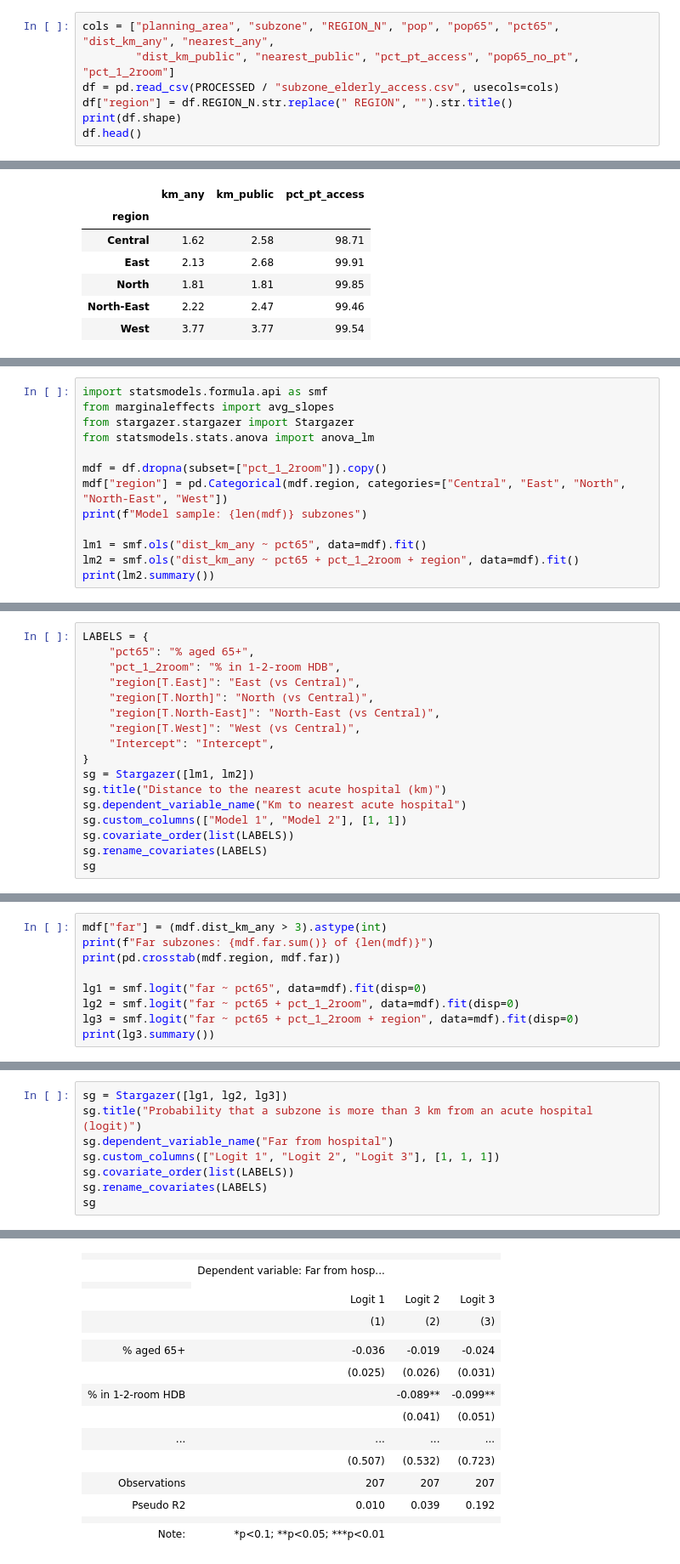
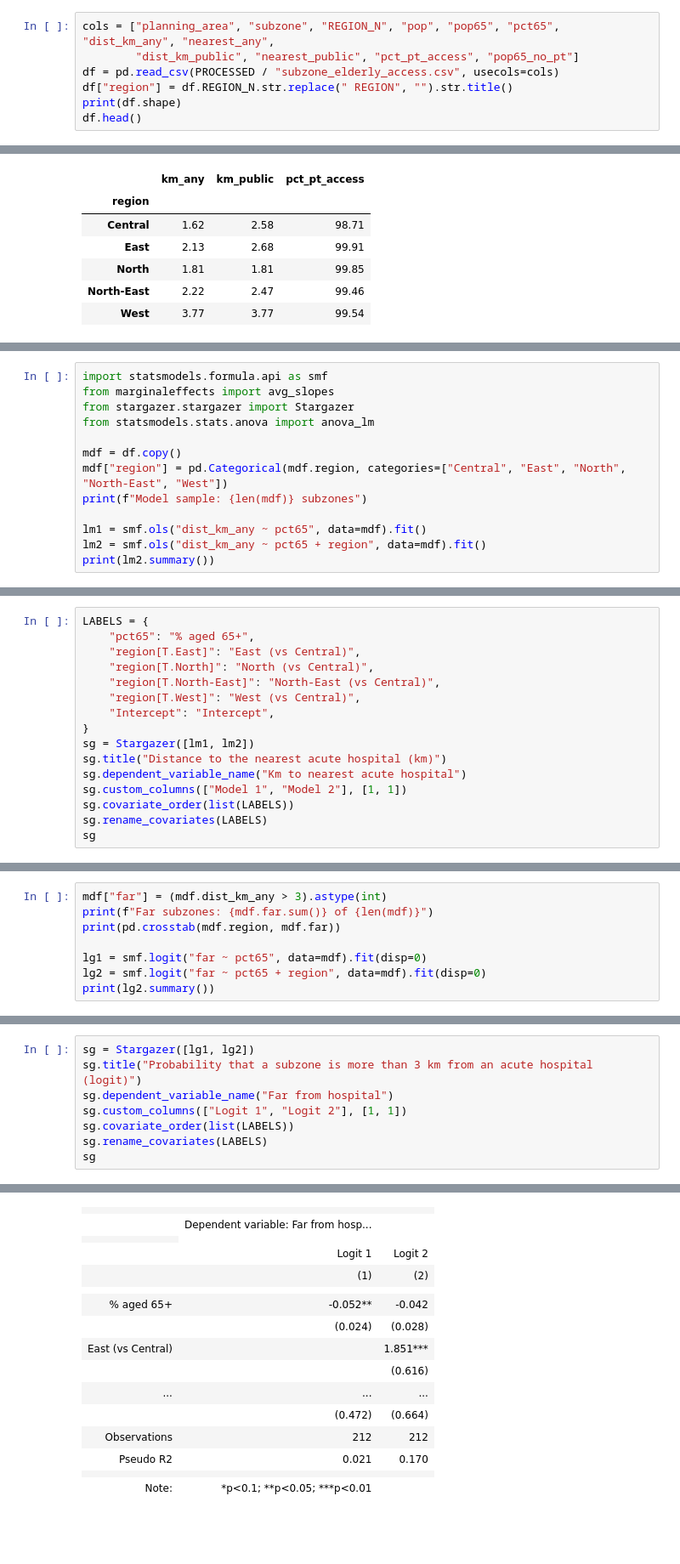
Before and after one commit to yeo-yu-ann31/HS4002-Corgi-Group-Project, a Jupyter notebook: code/Version_2.ipynb, the cells around one changed output, grey strips where cells are left out. Shown at 85% size. Drawn from its saved outputs; the diff is of its cells as text; blank space fills up the shorter version.

```diff
--- a/code/Version_2.ipynb
+++ b/code/Version_2.ipynb
@@ -127,7 +84,7 @@ We read only the columns we need (`usecols`) and make a shorter region name, e.g
 `"North-East"`. Each row is one subzone; there should be 212 rows.
 # %%
 cols = ["planning_area", "subzone", "REGION_N", "pop", "pop65", "pct65", "dist_km_any", "nearest_any",
-        "dist_km_public", "nearest_public", "pct_pt_access", "pop65_no_pt", "pct_1_2room"]
+        "dist_km_public", "nearest_public", "pct_pt_access", "pop65_no_pt"]
 df = pd.read_csv(PROCESSED / "subzone_elderly_access.csv", usecols=cols)
 df["region"] = df.REGION_N.str.replace(" REGION", "").str.title()
 print(df.shape)
@@ -453,11 +408,11 @@ from marginaleffects import avg_slopes
 from stargazer.stargazer import Stargazer
 from statsmodels.stats.anova import anova_lm
 
-mdf = df.dropna(subset=["pct_1_2room"]).copy()
+mdf = df.copy()
 mdf["region"] = pd.Categorical(mdf.region, categories=["Central", "East", "North", "North-East", "West"])
 print(f"Model sample: {len(mdf)} subzones")
 
 lm1 = smf.ols("dist_km_any ~ pct65", data=mdf).fit()
-lm2 = smf.ols("dist_km_any ~ pct65 + pct_1_2room + region", data=mdf).fit()
+lm2 = smf.ols("dist_km_any ~ pct65 + region", data=mdf).fit()
 print(lm2.summary())
 # %% [output]
@@ -519,7 +475,6 @@ brackets are standard errors; stars show significance.
 # %%
 LABELS = {
     "pct65": "% aged 65+",
-    "pct_1_2room": "% in 1-2-room HDB",
     "region[T.East]": "East (vs Central)",
     "region[T.North]": "North (vs Central)",
     "region[T.North-East]": "North-East (vs Central)",
@@ -567,7 +522,6 @@ print(f"Far subzones: {mdf.far.sum()} of {len(mdf)}")
 print(pd.crosstab(mdf.region, mdf.far))
 
 lg1 = smf.logit("far ~ pct65", data=mdf).fit(disp=0)
-lg2 = smf.logit("far ~ pct65 + pct_1_2room", data=mdf).fit(disp=0)
-lg3 = smf.logit("far ~ pct65 + pct_1_2room + region", data=mdf).fit(disp=0)
-print(lg3.summary())
+lg2 = smf.logit("far ~ pct65 + region", data=mdf).fit(disp=0)
+print(lg2.summary())
 # %% [output]
@@ -605,28 +556,28 @@ Logit 2 vs 3: LR statistic = 35.47, df = 4, p-value = 0.0000
 # %%
-sg = Stargazer([lg1, lg2, lg3])
+sg = Stargazer([lg1, lg2])
 sg.title("Probability that a subzone is more than 3 km from an acute hospital (logit)")
 sg.dependent_variable_name("Far from hospital")
-sg.custom_columns(["Logit 1", "Logit 2", "Logit 3"], [1, 1, 1])
+sg.custom_columns(["Logit 1", "Logit 2"], [1, 1])
 sg.covariate_order(list(LABELS))
 sg.rename_covariates(LABELS)
 sg
 # %% [output]
 Probability that a subzone is more than 3 km from an acute hospital (logit)
-|  |  |  |  |
-|  | Dependent variable: Far from hosp... |  |  |
+|  |  |  |
+|  | Dependent variable: Far from hosp... |  |
 |  |
-|  | Logit 1 | Logit 2 | Logit 3 |
-|  | (1) | (2) | (3) |
-|  |  |  |  |
-| % aged 65+ | -0.036 | -0.019 | -0.024 |
-|  | (0.025) | (0.026) | (0.031) |
-| % in 1-2-room HDB |  | -0.089** | -0.099** |
-|  |  | (0.041) | (0.051) |
-| ... | ... | ... | ... |
-|  | (0.507) | (0.532) | (0.723) |  |  |  |  |
-| Observations | 207 | 207 | 207 |
-| Pseudo R2 | 0.010 | 0.039 | 0.192 |
-|  |  |  |  |
-| Note: | *p<0.1; **p<0.05; ***p<0.01 |  |  |
+|  | Logit 1 | Logit 2 |
+|  | (1) | (2) |
+|  |  |  |
+| % aged 65+ | -0.052** | -0.042 |
+|  | (0.024) | (0.028) |
+| East (vs Central) |  | 1.851*** |
+|  |  | (0.616) |
+| ... | ... | ... |
+|  | (0.472) | (0.664) |  |  |  |
+| Observations | 212 | 212 |
+| Pseudo R2 | 0.021 | 0.170 |
+|  |  |  |
+| Note: | *p<0.1; **p<0.05; ***p<0.01 |  |
 # %%
 # Average marginal effect: change in the probability of being far for a 1-point increase
```
Also changed, not shown: parts of 39 cells of this notebook.
